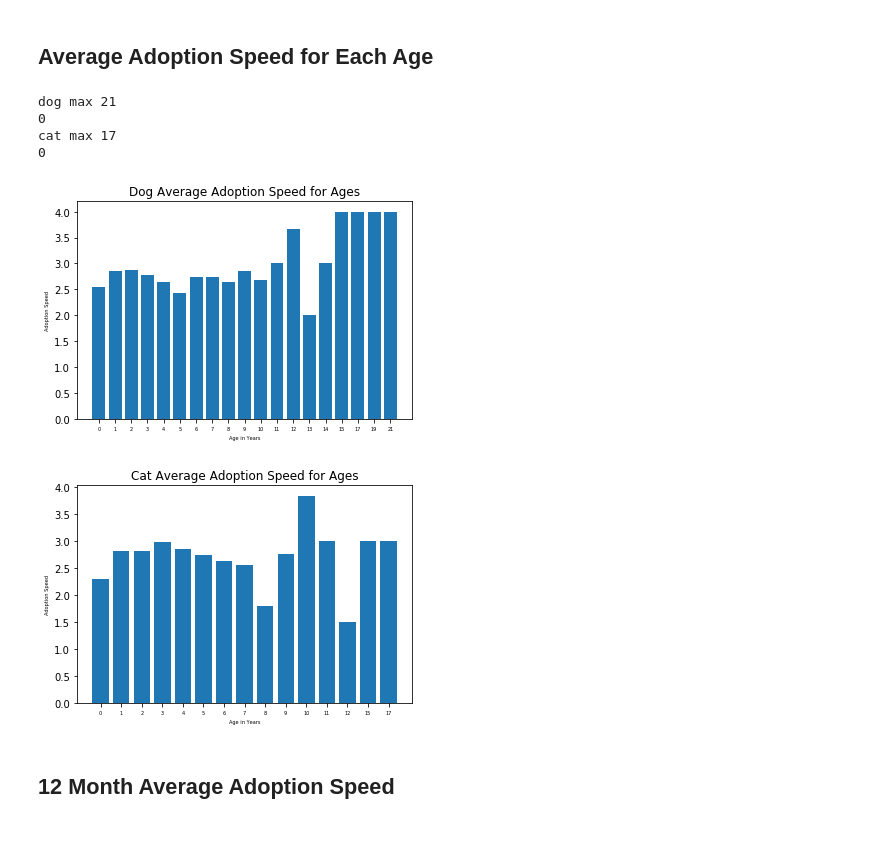
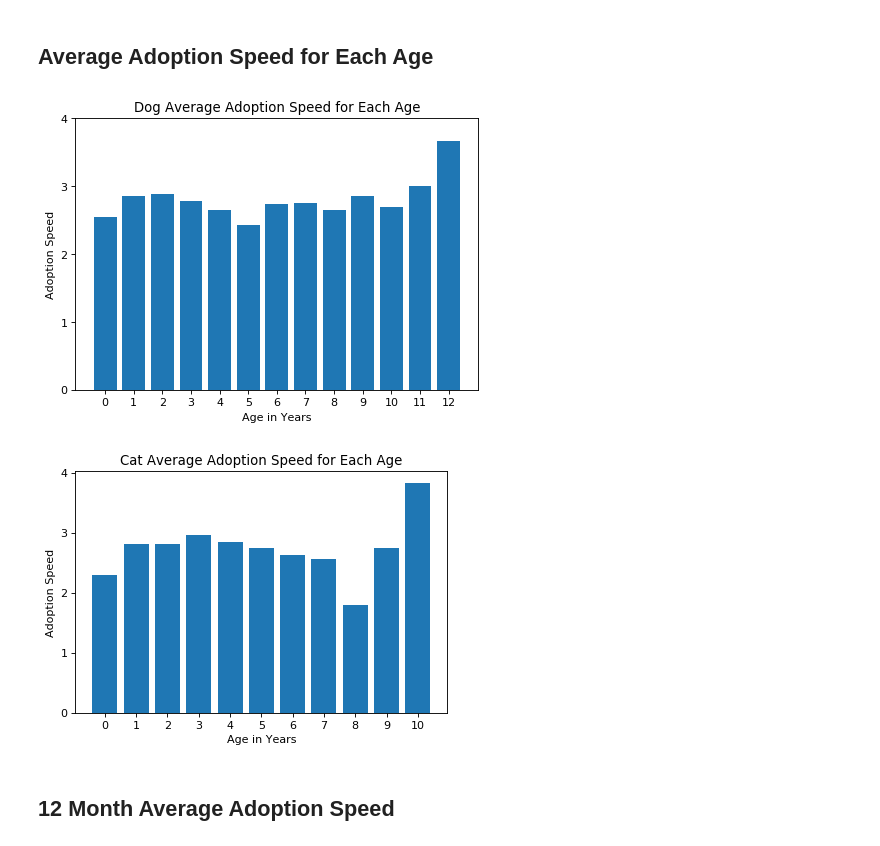
Before and after one commit to Loveker97/PetFinder, a Jupyter notebook: Age_Plots.ipynb, the cells around one changed output. Cells and saved outputs as stored; diff of their text form; code cells hidden in the pictures.

```diff
--- a/Age_Plots.ipynb
+++ b/Age_Plots.ipynb
@@ -177,6 +208,16 @@ train_age_count()
 ## Average Adoption Speed for Each Age
 # %%
 def age_avg_adopt():
+
+    """
+    Plots bar graphs of average adoption speed for ages available in dataset.
+    The plots are divided between dogs and cats.
+
+    The adoption speed scale is 0-4 where 0 means immediate adoption and 4 means no adoption after
+    91 days at the shelter.
+
+    """
+
     import numpy as np
     import pandas as pd
     import matplotlib.pyplot as plt
@@ -204,47 +245,60 @@ def age_avg_adopt():
 
 
     # Find dog average adoption speed by age
     for i in range(dog_min_age, dog_max_age + 1) :
 
         count = (dog_df.Age == i).sum()
         if(count > 0) :
             dog_avg.append(dog_df.loc[dog_df['Age'] == i, ['AdoptionSpeed']].mean()[0])
             dog_age_labels.append(i)
 
-    plt.figure()
+    # Plot bar graphs
+    yticks_index = list(range(5))
+
+    plt.figure(num = None, figsize=(6.5,4.5),dpi=80, facecolor = 'w', edgecolor='k')
     index = np.arange(len(dog_age_labels))
+
+    index = index[0:13]
+    dog_age_labels = dog_age_labels[0:13]
+    dog_avg = dog_avg[0:13]
+
     plt.bar(index, dog_avg)
-    plt.xlabel('Age in Years', fontsize = 5)
-    plt.xticks(index, dog_age_labels, fontsize = 5)
-    plt.ylabel('Adoption Speed', fontsize = 5)
+    plt.xlabel('Age in Years')
+    plt.xticks(index, dog_age_labels)
+    plt.ylabel('Adoption Speed')
+    plt.yticks(yticks_index)
     plt.title('Dog Average Adoption Speed for Each Age')
-
+    plt.savefig('bardogAvg.png', bbox_inches='tight')
 
     # Find cat average adoption speed by age
     for i in range(cat_min_age, cat_max_age + 1) :
 
         count = (cat_df.Age == i).sum()
         if(count > 0) :
             cat_avg.append(cat_df.loc[cat_df['Age'] == i, ['AdoptionSpeed']].mean()[0])
             cat_age_labels.append(i)
 
-    plt.figure()
+    plt.figure(num = None, figsize=(6,4),dpi=80, facecolor = 'w', edgecolor='k')
     index = np.arange(len(cat_age_labels))
+
+
+    index = index[0:11]
+    cat_age_labels = cat_age_labels[0:11]
+    cat_avg = cat_avg[0:11]
+
     plt.bar(index, cat_avg)
-    plt.xlabel('Age in Years', fontsize = 5)
-    plt.xticks(index, cat_age_labels, fontsize = 5)
-    plt.ylabel('Adoption Speed', fontsize = 5)
+    plt.xlabel('Age in Years')
+    plt.xticks(index, cat_age_labels)
+    plt.ylabel('Adoption Speed')
+    plt.yticks(yticks_index)
     plt.title('Cat Average Adoption Speed for Each Age')
+    plt.savefig('barcatAvg.png', bbox_inches='tight')
 
 
 
 age_avg_adopt()
 # %% [output]
-dog max 21
-0
-cat max 17
-0
-[figure, old version]
+[figure, new version]
-[figure, old version]
+[figure, new version]
 # %% [markdown]
 ## 12 Month Average Adoption Speed
```
Also changed, not shown: parts of 5 cells of this notebook, 1 other file.
